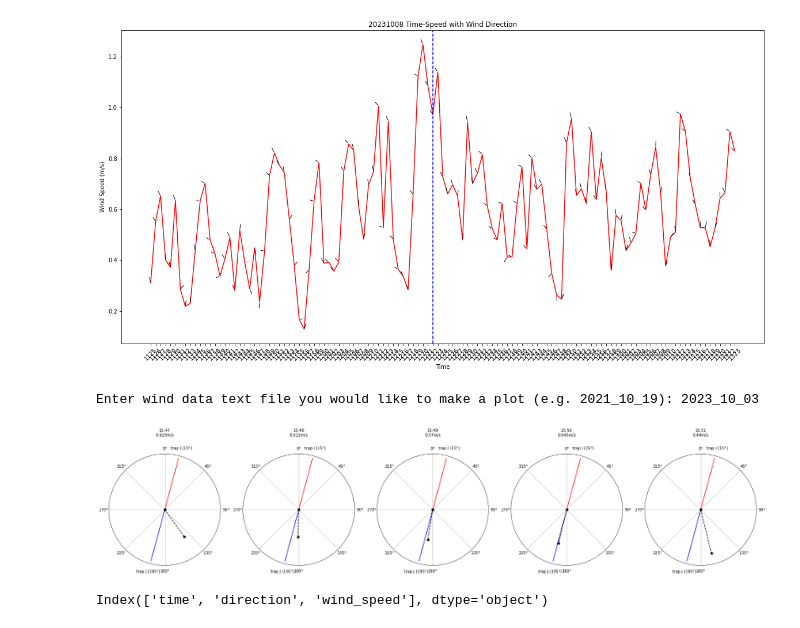
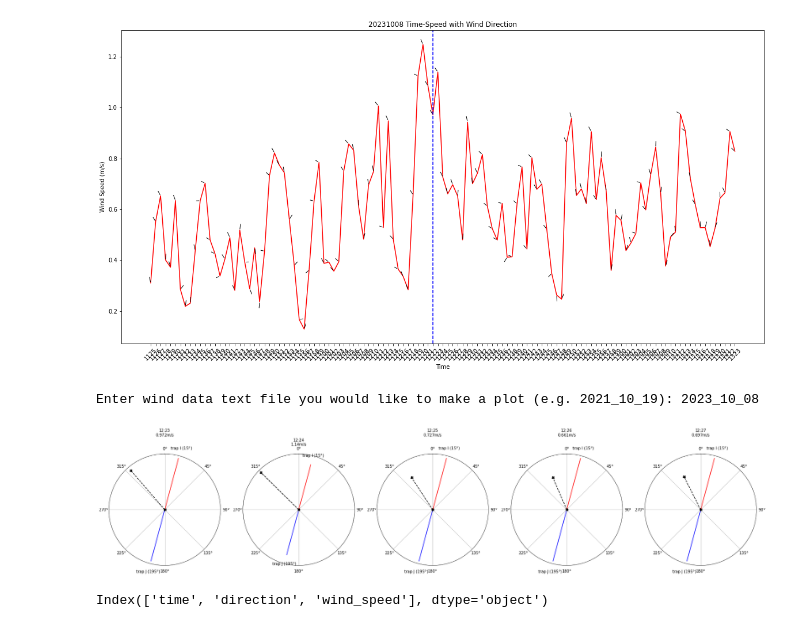
Before and after one commit to symmetricK/fly_research_project, a Jupyter notebook: Untitled.ipynb, the cells around one changed output. Cells and saved outputs as stored; diff of their text form; code cells hidden in the pictures.

```diff
--- a/Untitled.ipynb
+++ b/Untitled.ipynb
@@ -1269,39 +1269,39 @@ a=1 #number of rows
 b=5 #number of columns
 c=1 #plot counter
 
-release_time=1546
+release_time=1222
 
 dir_list=[]
 spd_list=[]
 
 for i in range(len(a_wind_df)):
-    if 1546<=int(a_wind_df['time'][i])<=1551:
+    if 1222<=int(a_wind_df['time'][i])<=1227:
         dir_list.append(a_wind_df['direction'][i])
         spd_list.append(a_wind_df['wind_speed'][i])
 
 rad_dir_list=np.deg2rad(90-np.rad2deg(dir_list))
 
 for i in np.arange(min_len):
     ax1=plt.axes()
     ax1=plt.subplot(a,b,c, polar=True)
     ax1.set_theta_zero_location('N')
     ax1.set_theta_direction('clockwise')
     ax1.set_yticks([])
     ax1.plot(theta1,r,'r')
     ax1.plot(theta2,r,'b')
     ax1.text(np.radians(I),ax1.get_rmax()+0.15,'trap I (15°)',
             ha='center',va='center')
     ax1.text(np.radians(J),ax1.get_rmax()+0.15,'trap J (195°)',
             ha='center',va='center')
     ax1.text(np.radians(0),ax1.get_rmax()+0.4,str(release_time+c)[:2]+':'+str(release_time+c)[2:4]+
              '\n'+str(round(spd_list[i],3))+ 'm/s',
             ha='center',va='center')
     wind_d_theta=[rad_dir_list[i],rad_dir_list[i]]
     ax1.plot(wind_d_theta,[0,spd_list[i]],marker='X',ls='--',color='k')
     c=c+1
 # %% [output]
-Enter wind data text file you would like to make a plot (e.g. 2021_10_19): 2023_10_03
+Enter wind data text file you would like to make a plot (e.g. 2021_10_19): 2023_10_08
-[figure, old version]
+[figure, new version]
 # %%
 wind_df.keys()
 # %% [output]
```
